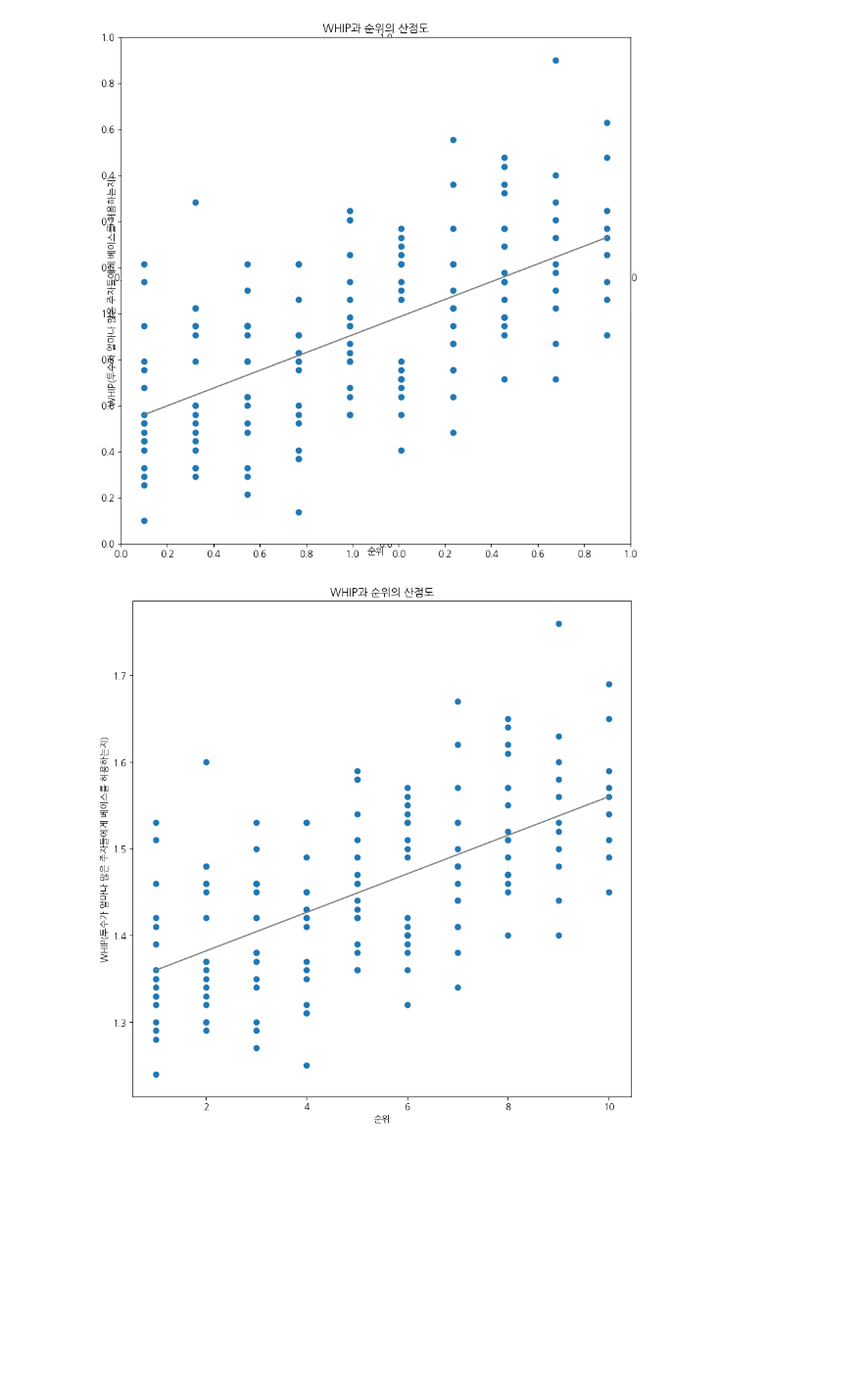
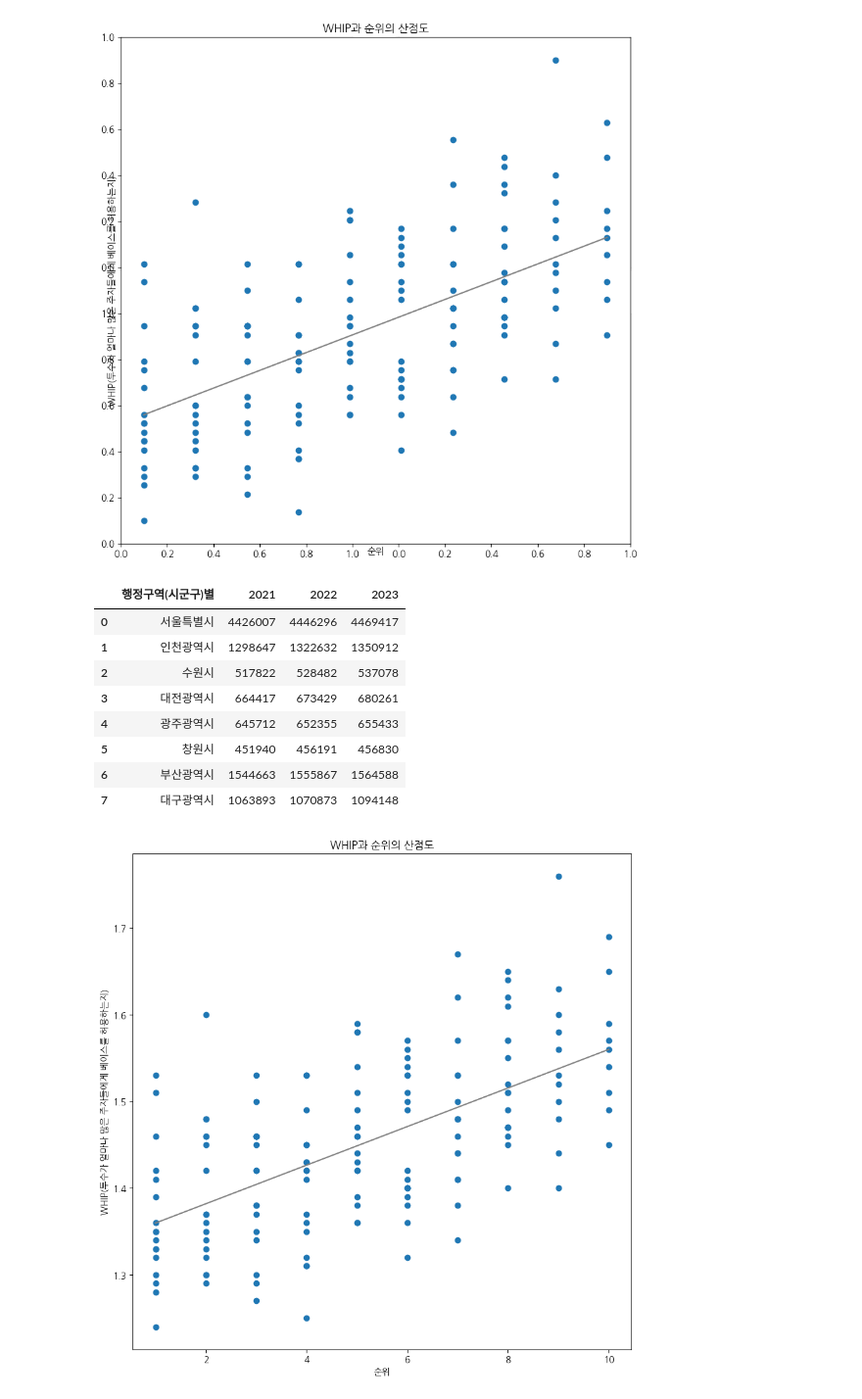
Before and after one commit to zeeenoo11/KDT05-Numpy-project, a Jupyter notebook: 명노아/Source/02_scatter.ipynb, the cells around one changed output. Shown at 98% size. Cells and saved outputs as stored; diff of their text form; code cells hidden in the pictures; blank space fills up the shorter version.

```diff
--- a/명노아/Source/02_scatter.ipynb
+++ b/명노아/Source/02_scatter.ipynb
@@ -58,6 +58,19 @@ ax.set_yticks([])  # y축 눈금 없애기
 plt.show()
 # %% [output]
 [figure]
+# %%
+test=pd.read_csv("test.csv")
+test
+# %% [output]
+|  | 행정구역(시군구)별 | 2021 | 2022 | 2023 |
+| 0 | 서울특별시 | 4426007 | 4446296 | 4469417 |
+| 1 | 인천광역시 | 1298647 | 1322632 | 1350912 |
+| 2 | 수원시 | 517822 | 528482 | 537078 |
+| 3 | 대전광역시 | 664417 | 673429 | 680261 |
+| 4 | 광주광역시 | 645712 | 652355 | 655433 |
+| 5 | 창원시 | 451940 | 456191 | 456830 |
+| 6 | 부산광역시 | 1544663 | 1555867 | 1564588 |
+| 7 | 대구광역시 | 1063893 | 1070873 | 1094148 |
 # %%
 fig=plt.figure(figsize=(10,10))
 
```
Also changed, not shown: parts of 1 cell of this notebook, 6 other files.
